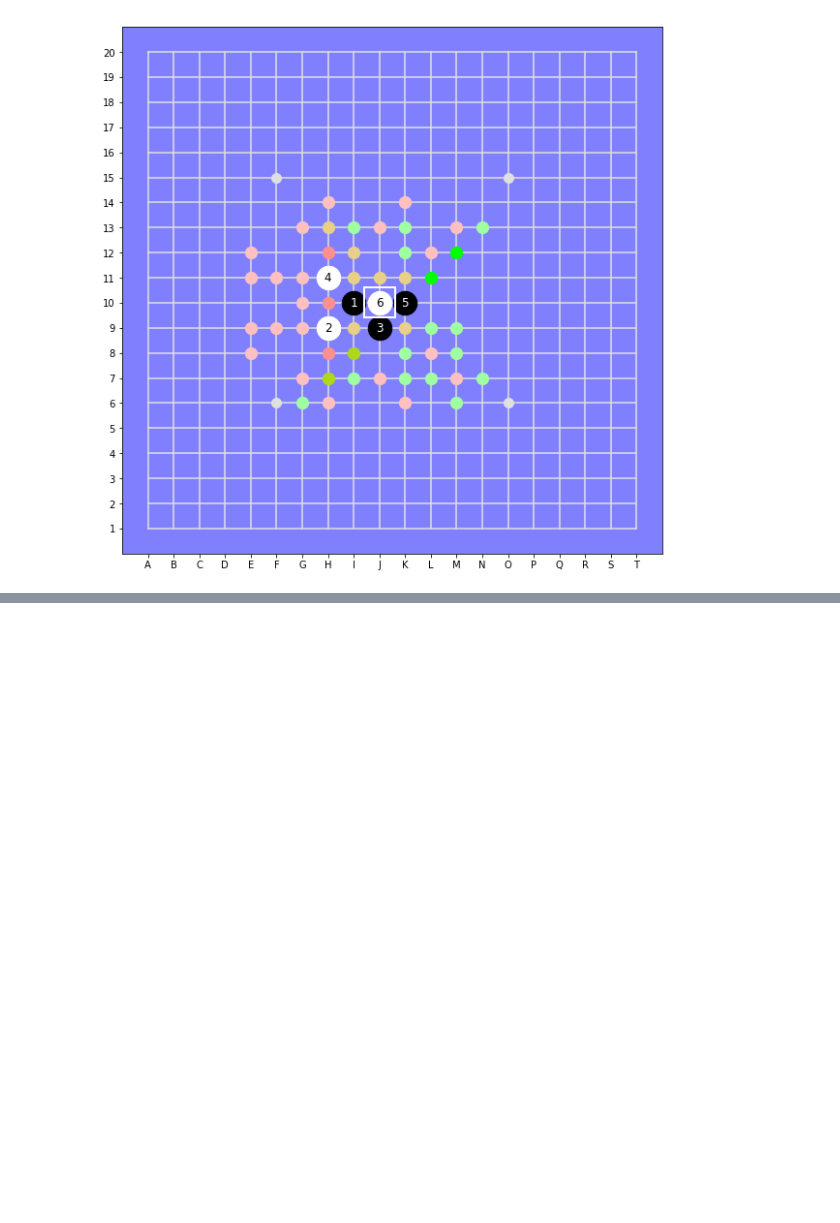
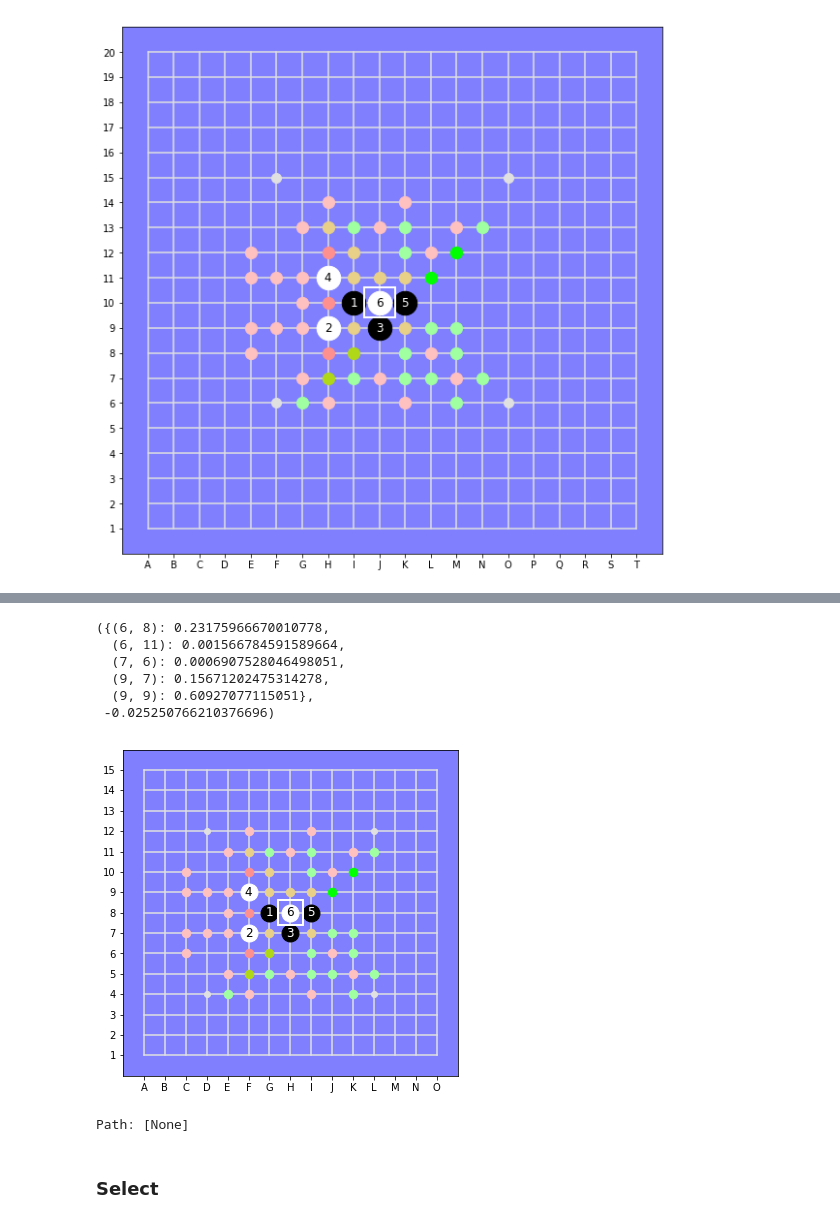
Before and after one commit to Project-Ellie/tutorials, a Jupyter notebook: other_stuff/DeepGomoku/new/Gomoku_Heuristic_UCT.ipynb, the cells around one changed output, grey strips where cells are left out. Saved outputs shown, nothing was run; the diff lists cells and outputs as text; code cells hidden in the pictures; blank space fills up the shorter version.

```diff
--- a/other_stuff/DeepGomoku/new/Gomoku_Heuristic_UCT.ipynb
+++ b/other_stuff/DeepGomoku/new/Gomoku_Heuristic_UCT.ipynb
@@ -22,0 +92,26 @@ class GomokuEnvironment:
+# %%
+observation=env.reset()
+board = GomokuBoard(heuristics=h, N=observation.size, disp_width=6, stones=observation.stones)
+strong_policy = HeuristicGomokuPolicy(style = 2, bias=.8, topn=5
+                                      #,threat_search=ThreatSearch(2,2)
+                                     )
+strong_policy = PolicyAdapter(strong_policy, h)
+fast_policy = PolicyAdapter(HeuristicGomokuPolicy(style=2, bias=1.0, topn=5), h)
+board.display('current');
+distr, value = fast_policy.evaluate(observation)
+distr, value
+# %% [output]
+({(6, 8): 0.23175966670010778,
+  (6, 11): 0.001566784591589664,
+  (7, 6): 0.0006907528046498051,
+  (9, 7): 0.15671202475314278,
+  (9, 9): 0.60927077115051},
+ -0.025250766210376696)
+[figure, added]
+# %%
+root = UCT_Node(observation)
+root
+# %% [output]
+Path: [None]
+# %% [markdown]
+### Select
```
Also changed, not shown: parts of 33 cells of this notebook, 20 other files.
